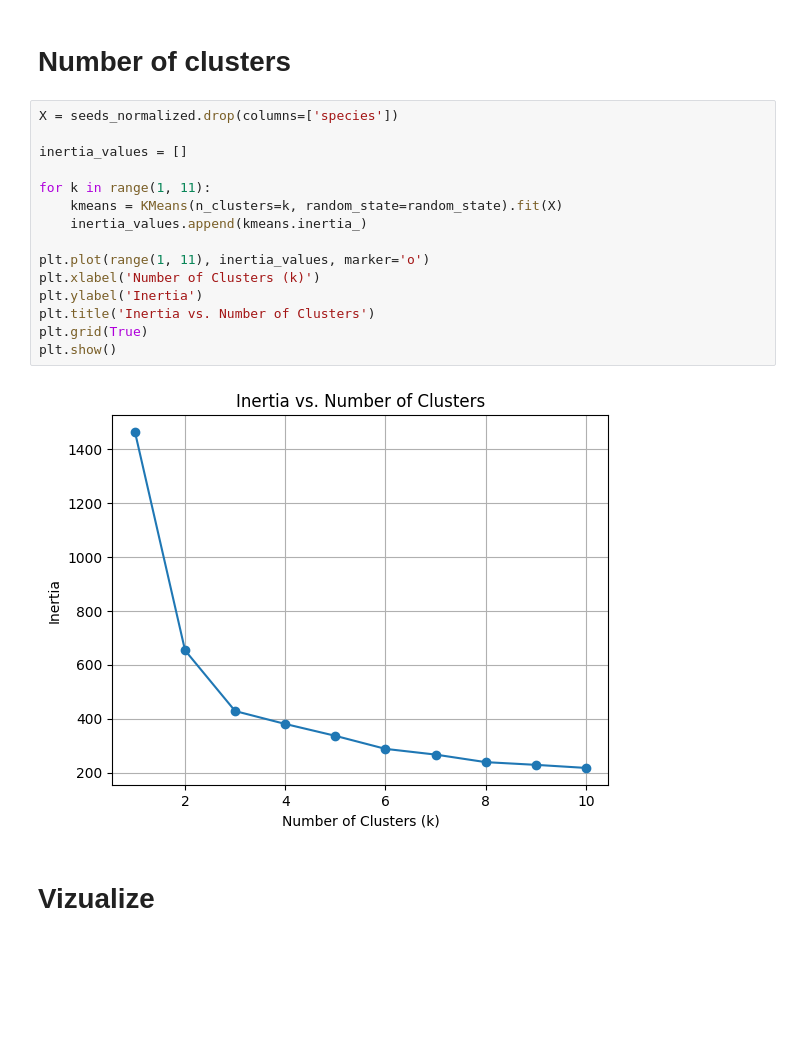
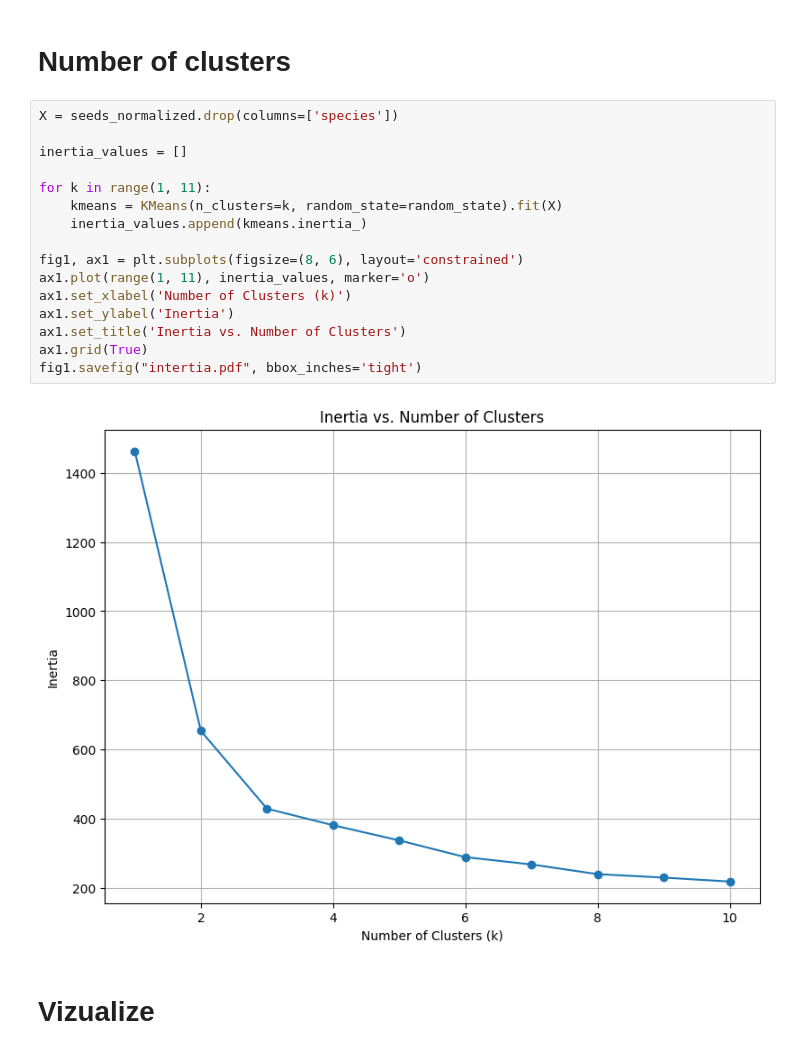
Before and after one commit to olabratt/DIT407, a Jupyter notebook: Assignment5/ola/assignment5.ipynb, the cells around one changed output. Cells and saved outputs as stored; diff of their text form; blank space fills up the shorter version.

```diff
--- a/Assignment5/ola/assignment5.ipynb
+++ b/Assignment5/ola/assignment5.ipynb
@@ -47,20 +47,21 @@ print(seeds_normalized.head())
 # %%
 X = seeds_normalized.drop(columns=['species'])
 
 inertia_values = []
 
 for k in range(1, 11):
     kmeans = KMeans(n_clusters=k, random_state=random_state).fit(X)
     inertia_values.append(kmeans.inertia_)
 
-plt.plot(range(1, 11), inertia_values, marker='o')
-plt.xlabel('Number of Clusters (k)')
-plt.ylabel('Inertia')
-plt.title('Inertia vs. Number of Clusters')
-plt.grid(True)
-plt.show()
+fig1, ax1 = plt.subplots(figsize=(8, 6), layout='constrained')
+ax1.plot(range(1, 11), inertia_values, marker='o')
+ax1.set_xlabel('Number of Clusters (k)')
+ax1.set_ylabel('Inertia')
+ax1.set_title('Inertia vs. Number of Clusters')
+ax1.grid(True)
+fig1.savefig("intertia.pdf", bbox_inches='tight')
 # %% [output]
-[figure, old version]
+[figure, new version]
 # %% [markdown]
 <h1>Vizualize</h1>
 # %%
```
Also changed, not shown: parts of 2 cells of this notebook, 6 other files.
